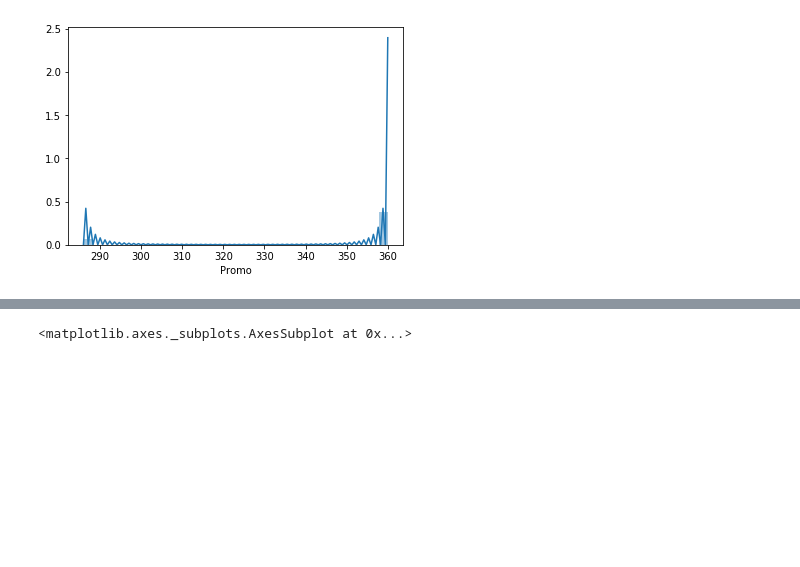
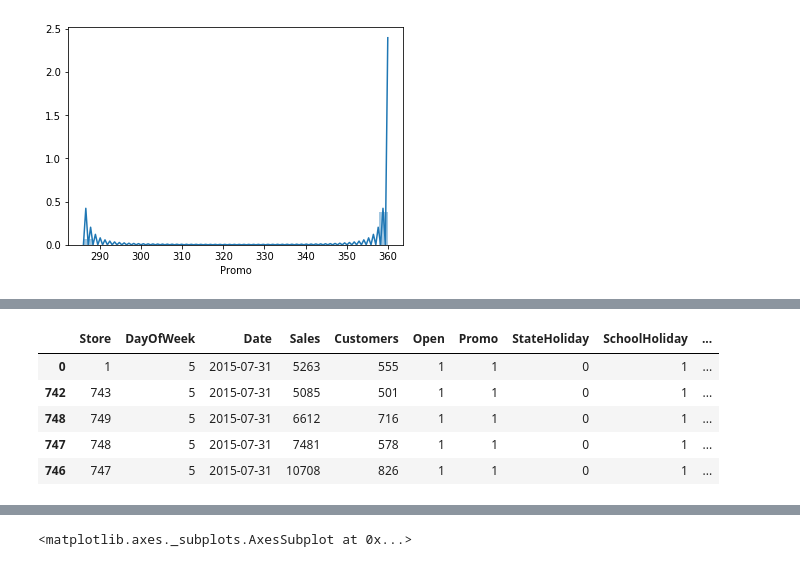
Before and after one commit to lirong1986/-rossmann-store-sales, a Jupyter notebook: rossmann-store-sales-final.ipynb, the cells around one changed output, grey strips where cells are left out. Cells and saved outputs as stored; diff of their text form; code cells hidden in the pictures; blank space fills up the shorter version.

```diff
--- a/rossmann-store-sales-final.ipynb
+++ b/rossmann-store-sales-final.ipynb
@@ -616,0 +616,16 @@ AttributeError: 'DataFrame' object has no attribute 'year'
+# %%
+#对于不开的店铺，销量是0，并没有分析的价值，这里直接将对应的数据去掉
+ho_test = ho_test[ho_test["Open"] != 0]
+ho_test = ho_test[ho_test["Sales"] > 0]
+ho_train = ho_train[ho_train["Open"] != 0]
+ho_train = ho_train[ho_train["Sales"] > 0]
+# %%
+#检查一下train和test数据集
+ho_test.head()
+# %% [output]
+|  | Store | DayOfWeek | Date | Sales | Customers | Open | Promo | StateHoliday | SchoolHoliday | ... |
+| 0 | 1 | 5 | 2015-07-31 | 5263 | 555 | 1 | 1 | 0 | 1 | ... |
+| 742 | 743 | 5 | 2015-07-31 | 5085 | 501 | 1 | 1 | 0 | 1 | ... |
+| 748 | 749 | 5 | 2015-07-31 | 6612 | 716 | 1 | 1 | 0 | 1 | ... |
+| 747 | 748 | 5 | 2015-07-31 | 7481 | 578 | 1 | 1 | 0 | 1 | ... |
+| 746 | 747 | 5 | 2015-07-31 | 10708 | 826 | 1 | 1 | 0 | 1 | ... |
```
Also changed, not shown: parts of 47 cells of this notebook, 2 other files.
